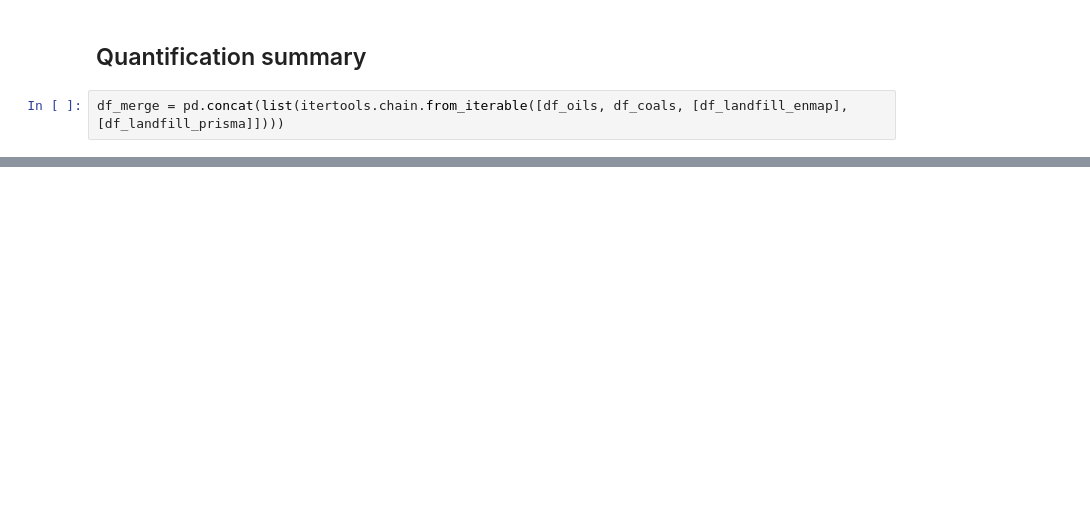
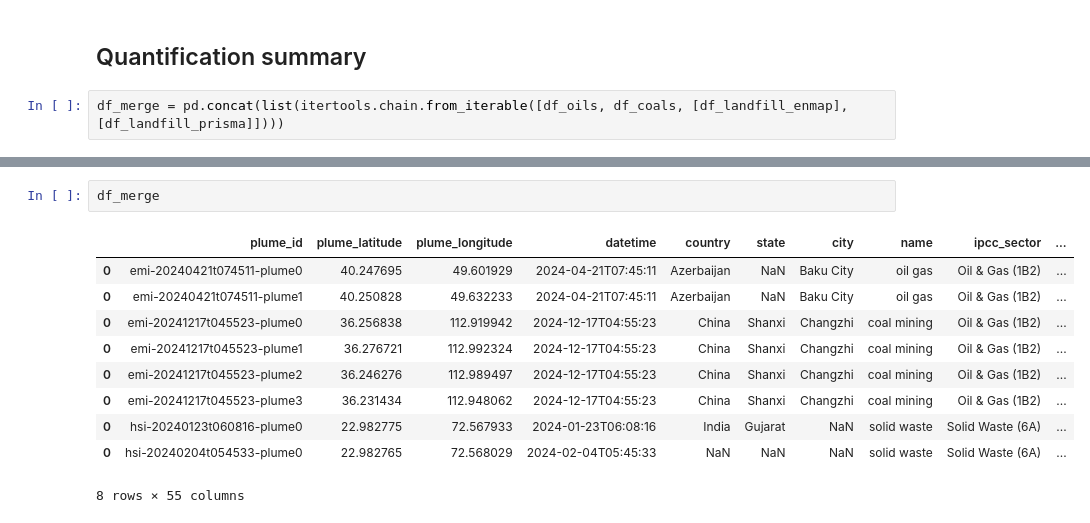
Before and after one commit to zxdawn/HyperGas-GMD, a Jupyter notebook: notebooks/ch4_emissions.ipynb, the cells around one changed output, grey strips where cells are left out. Saved outputs shown, nothing was run; the diff lists cells and outputs as text; blank space fills up the shorter version.

```diff
--- a/notebooks/ch4_emissions.ipynb
+++ b/notebooks/ch4_emissions.ipynb
@@ -254,6 +260,19 @@ df_merge['emission_csf_uncertainty'] /= 1e3
 
 # df_merge[df_merge['platform'] == 'EnMAP']['xname'] = 'Landfill\n(EnMAP)'
 # df_merge[df_merge['platform'] == 'PRISMA']['xname'] = 'Landfill\n(PRISMA)'
+# %%
+df_merge
+# %% [output]
+|  | plume_id | plume_latitude | plume_longitude | datetime | country | state | city | name | ipcc_sector | ... |
+| 0 | emi-20240421t074511-plume0 | 40.247695 | 49.601929 | 2024-04-21T07:45:11 | Azerbaijan | NaN | Baku City | oil gas | Oil & Gas (1B2) | ... |
+| 0 | emi-20240421t074511-plume1 | 40.250828 | 49.632233 | 2024-04-21T07:45:11 | Azerbaijan | NaN | Baku City | oil gas | Oil & Gas (1B2) | ... |
+| 0 | emi-20241217t045523-plume0 | 36.256838 | 112.919942 | 2024-12-17T04:55:23 | China | Shanxi | Changzhi | coal mining | Oil & Gas (1B2) | ... |
+| 0 | emi-20241217t045523-plume1 | 36.276721 | 112.992324 | 2024-12-17T04:55:23 | China | Shanxi | Changzhi | coal mining | Oil & Gas (1B2) | ... |
+| 0 | emi-20241217t045523-plume2 | 36.246276 | 112.989497 | 2024-12-17T04:55:23 | China | Shanxi | Changzhi | coal mining | Oil & Gas (1B2) | ... |
+| 0 | emi-20241217t045523-plume3 | 36.231434 | 112.948062 | 2024-12-17T04:55:23 | China | Shanxi | Changzhi | coal mining | Oil & Gas (1B2) | ... |
+| 0 | hsi-20240123t060816-plume0 | 22.982775 | 72.567933 | 2024-01-23T06:08:16 | India | Gujarat | NaN | solid waste | Solid Waste (6A) | ... |
+| 0 | hsi-20240204t054533-plume0 | 22.982765 | 72.568029 | 2024-02-04T05:45:33 | NaN | NaN | NaN | solid waste | Solid Waste (6A) | ... |
+8 rows × 55 columns
 # %%
 fig, axs = plt.subplots(figsize=(10, 8))
 
```
Also changed, not shown: parts of 3 cells of this notebook.
